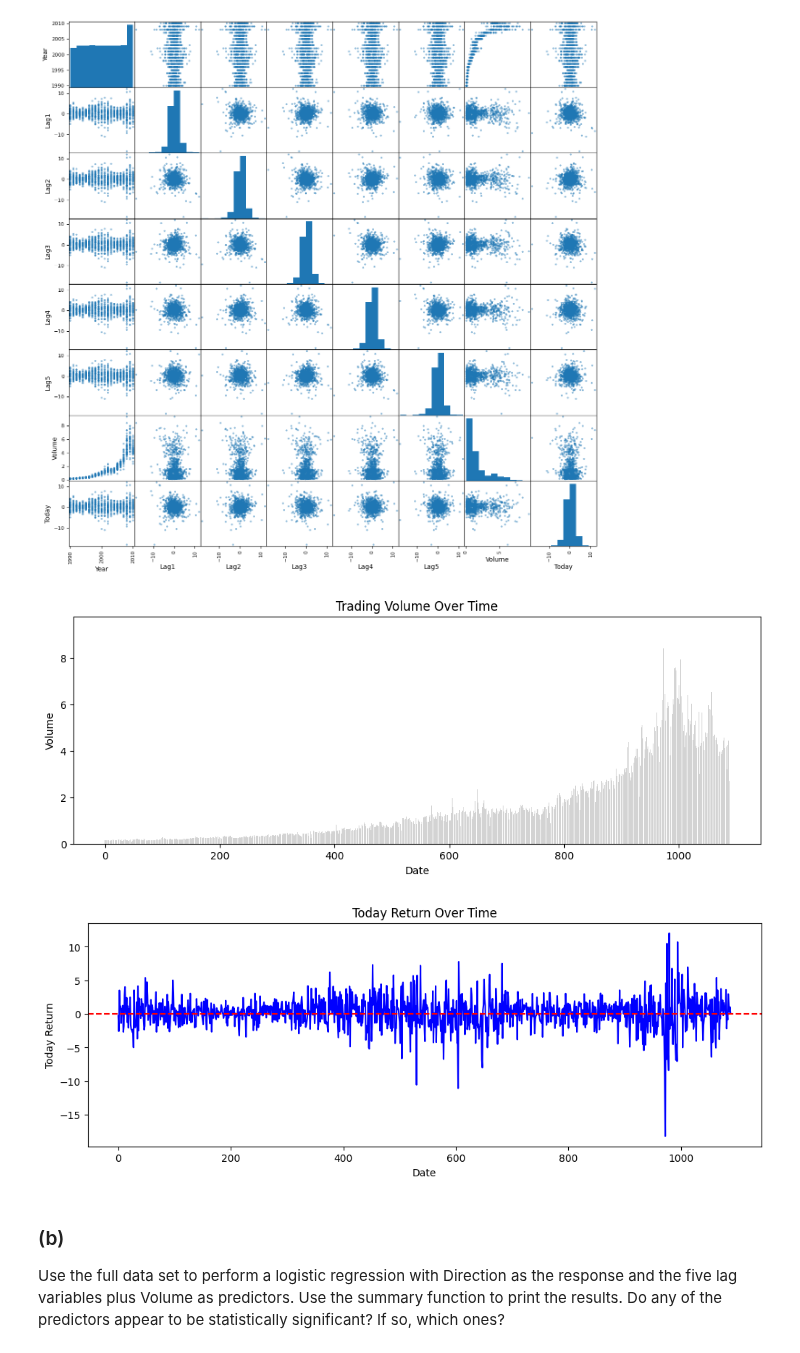
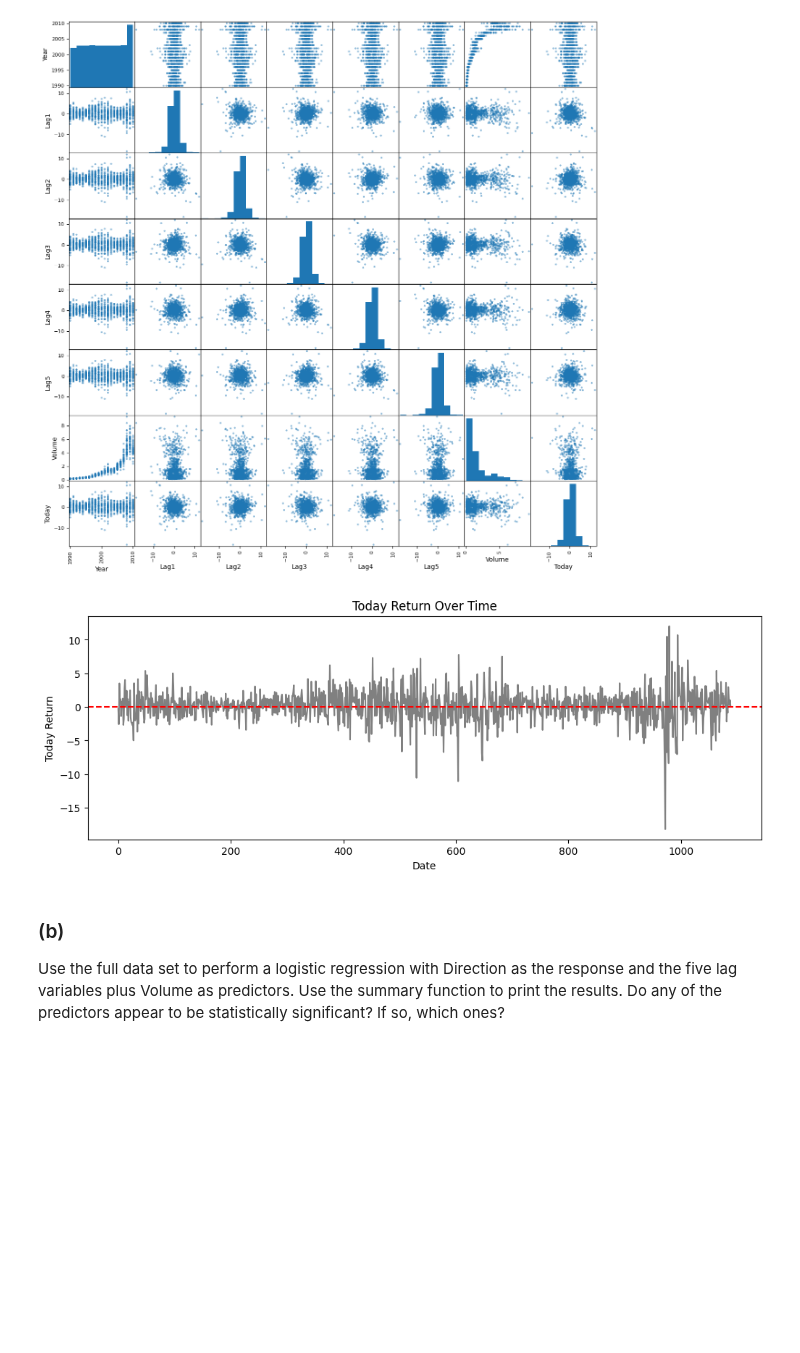
Before and after one commit to HWTeng-Teaching/202509-ML-FinTech, a Jupyter notebook: xxxx_NAME/2008_Chrissy/1027HW/Chrissy_1027HW_Ch4_Q13.ipynb, the cells around one changed output. Saved outputs shown, nothing was run; the diff lists cells and outputs as text; code cells hidden in the pictures; blank space fills up the shorter version.

```diff
--- a/xxxx_NAME/2008_Chrissy/1027HW/Chrissy_1027HW_Ch4_Q13.ipynb
+++ b/xxxx_NAME/2008_Chrissy/1027HW/Chrissy_1027HW_Ch4_Q13.ipynb
@@ -80,28 +80,16 @@ array([[<Axes: xlabel='Year', ylabel='Year'>,
 # %%
 import pandas as pd
 import matplotlib.pyplot as plt
 
-# 假設 df 是你的資料，索引是日期或連續編號
-
-# 1️⃣ 畫成交量（Volume）時間序列
 plt.figure(figsize=(12,4))
-plt.bar(df.index, df['Volume'], color='lightgrey')
-plt.xlabel('Date')
-plt.ylabel('Volume')
-plt.title('Trading Volume Over Time')
-plt.show()
-
-# 2️⃣ 畫當日報酬率（Today）時間序列
-plt.figure(figsize=(12,4))
-plt.plot(df.index, df['Today'], color='blue')
+plt.plot(df.index, df['Today'], color='gray')
 plt.xlabel('Date')
 plt.ylabel('Today Return')
 plt.title('Today Return Over Time')
-plt.axhline(0, color='red', linestyle='--')  # 加一條水平線表示零報酬
+plt.axhline(0, color='red', linestyle='--')
 plt.show()
 # %% [output]
-[figure, old version]
+[figure, new version]
-[figure, removed]
 # %% [markdown]
 ### (b)
 Use the full data set to perform a logistic regression with Direction as the response and the five lag variables plus Volume as predictors. Use the summary function to print the results. Do any of the predictors appear to be statistically significant? If so, which ones?
```
